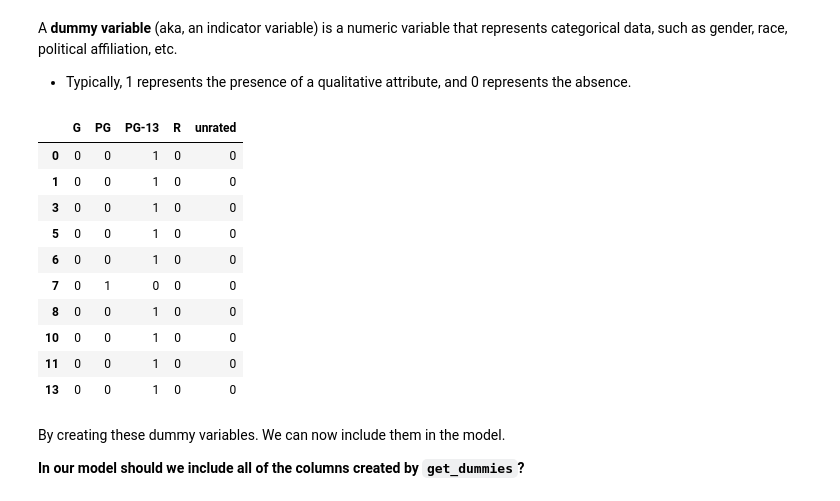
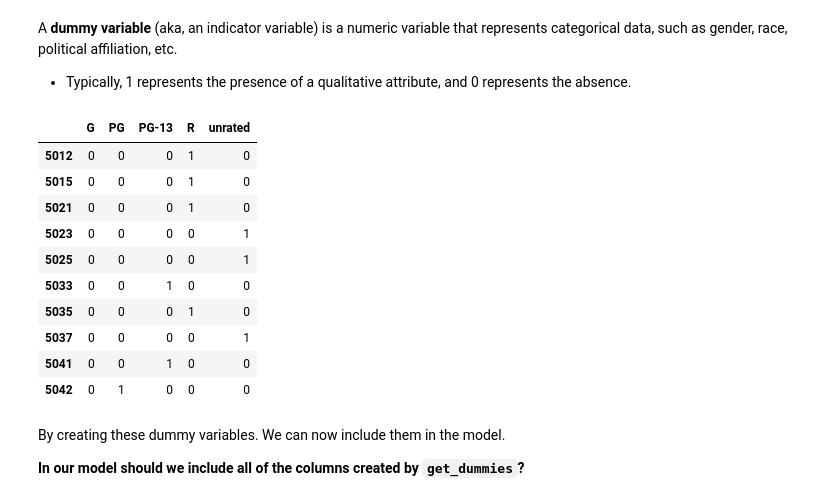
Before and after one commit to aamoeji04/nyc-mhtn-ds-102620-lectures, a Jupyter notebook: Phase_2/data_cleaning/Data_cleaning_Feature_engineering.ipynb, the cells around one changed output. Saved outputs shown, nothing was run; the diff lists cells and outputs as text; code cells hidden in the pictures.

```diff
--- a/Phase_2/data_cleaning/Data_cleaning_Feature_engineering.ipynb
+++ b/Phase_2/data_cleaning/Data_cleaning_Feature_engineering.ipynb
@@ -164,7 +164,7 @@ Index(['color', 'director_name', 'num_critic_for_reviews', 'duration',
        'imdb_score', 'aspect_ratio', 'movie_facebook_likes'],
       dtype='object')
 # %%
-df.drop(columns=['movie_facebook_likes', 'genres'], inplace=True)
+df.drop(columns=['plot_keywords','aspect_ratio'], inplace=True)
 # %%
 df.shape
 # %% [output]
@@ -582,21 +566,21 @@ Name: rating, dtype: int64
 A **dummy variable** (aka, an indicator variable) is a numeric variable that represents categorical data, such as gender, race, political affiliation, etc.
 - Typically, 1 represents the presence of a qualitative attribute, and 0 represents the absence.
 # %%
-pd.get_dummies(df['rating']).head(10)
+pd.get_dummies(df['rating']).tail(10)
 # turns the categotry of rating into multiple columns
 # our overall model will have more coluumns than the og df
 # %% [output]
 |  | G | PG | PG-13 | R | unrated |
-| 0 | 0 | 0 | 1 | 0 | 0 |
-| 1 | 0 | 0 | 1 | 0 | 0 |
-| 3 | 0 | 0 | 1 | 0 | 0 |
-| 5 | 0 | 0 | 1 | 0 | 0 |
-| 6 | 0 | 0 | 1 | 0 | 0 |
-| 7 | 0 | 1 | 0 | 0 | 0 |
-| 8 | 0 | 0 | 1 | 0 | 0 |
-| 10 | 0 | 0 | 1 | 0 | 0 |
-| 11 | 0 | 0 | 1 | 0 | 0 |
-| 13 | 0 | 0 | 1 | 0 | 0 |
+| 5012 | 0 | 0 | 0 | 1 | 0 |
+| 5015 | 0 | 0 | 0 | 1 | 0 |
+| 5021 | 0 | 0 | 0 | 1 | 0 |
+| 5023 | 0 | 0 | 0 | 0 | 1 |
+| 5025 | 0 | 0 | 0 | 0 | 1 |
+| 5033 | 0 | 0 | 1 | 0 | 0 |
+| 5035 | 0 | 0 | 0 | 1 | 0 |
+| 5037 | 0 | 0 | 0 | 0 | 1 |
+| 5041 | 0 | 0 | 1 | 0 | 0 |
+| 5042 | 0 | 1 | 0 | 0 | 0 |
 # %% [markdown]
 
 By creating these dummy variables. We can now include them in the model.
```
Also changed, not shown: parts of 4 cells of this notebook, 6 other files.
